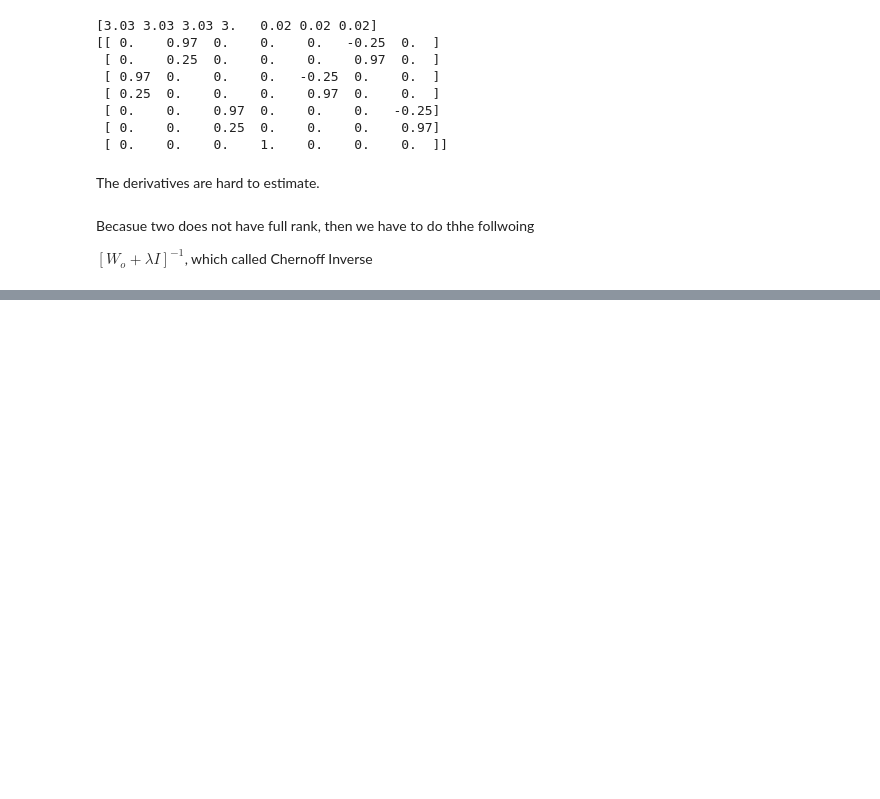
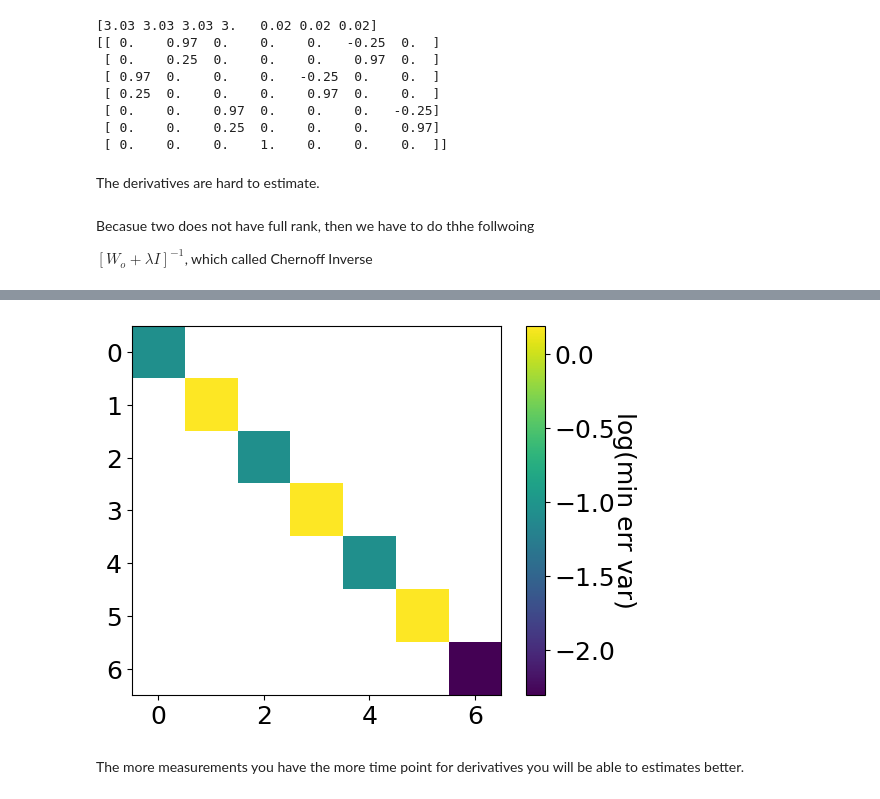
Before and after one commit to quangvumathneuro/Nonlinear_and_Data_Driven_Estimation, a Jupyter notebook: Lesson_6_Linear_Observability/A_Linear_Observability_QV.ipynb, the cells around one changed output, grey strips where cells are left out. Drawn from its saved outputs; the diff is of its cells as text; code cells hidden in the pictures; blank space fills up the shorter version.

```diff
--- a/Lesson_6_Linear_Observability/A_Linear_Observability_QV.ipynb
+++ b/Lesson_6_Linear_Observability/A_Linear_Observability_QV.ipynb
@@ -359,0 +360,12 @@ plot_Finv_for_W(W_c)
+# %%
+import scipy.linalg
+
+matrix_power = np.linalg.matrix_power
+
+O_a = np.vstack([C_a@matrix_power(A,n) for n in range(10)])
+W_a_n = O_a.T@O_a
+plot_Finv_for_W(W_a_n)
+# %% [output]
+[figure, added]
+# %% [markdown]
+The more measurements you have the more time point for derivatives you will be able to estimates better.
```
Also changed, not shown: parts of 1 cell of this notebook.
